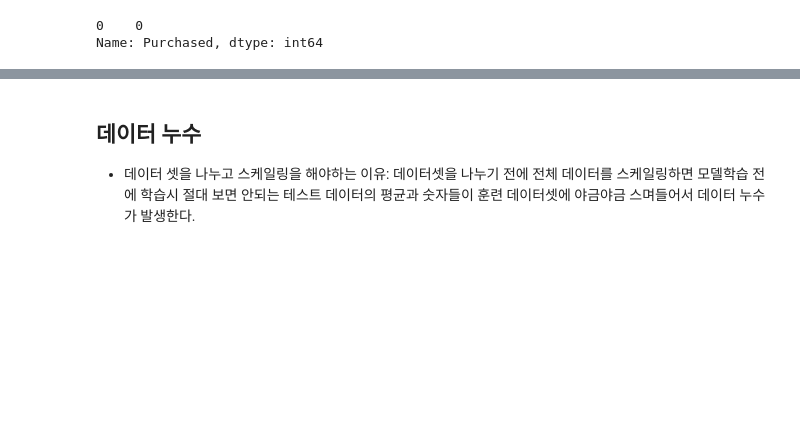
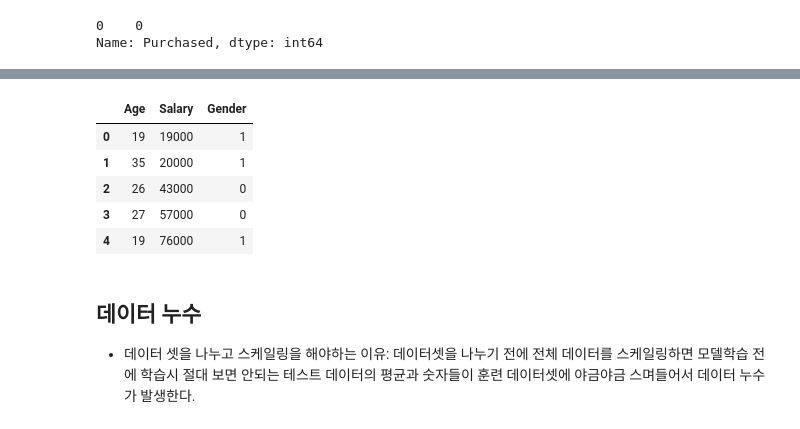
Before and after one commit to 2-si-u/kdt_ml, a Jupyter notebook: 7.LinearRegression(선형회귀, 이진분류).ipynb, the cells around one changed output, grey strips where cells are left out. Drawn from its saved outputs; the diff is of its cells as text; code cells hidden in the pictures; blank space fills up the shorter version.

```diff
--- a/7.LinearRegression(선형회귀, 이진분류).ipynb
+++ b/7.LinearRegression(선형회귀, 이진분류).ipynb
@@ -150,3 +166,12 @@ NameError: name 'x' is not defined
+# %%
+X.head()
+# %% [output]
+|  | Age | Salary | Gender |
+| 0 | 19 | 19000 | 1 |
+| 1 | 35 | 20000 | 1 |
+| 2 | 26 | 43000 | 0 |
+| 3 | 27 | 57000 | 0 |
+| 4 | 19 | 76000 | 1 |
 # %% [markdown]
 ## 데이터 누수
 - 데이터 셋을 나누고 스케일링을 해야하는 이유: 데이터셋을 나누기 전에 전체 데이터를 스케일링하면 모델학습 전에 학습시 절대 보면 안되는 테스트 데이터의 평균과 숫자들이 훈련 데이터셋에 야금야금 스며들어서 데이터 누수가 발생한다.
```
Also changed, not shown: parts of 15 cells of this notebook, 2 other files.
